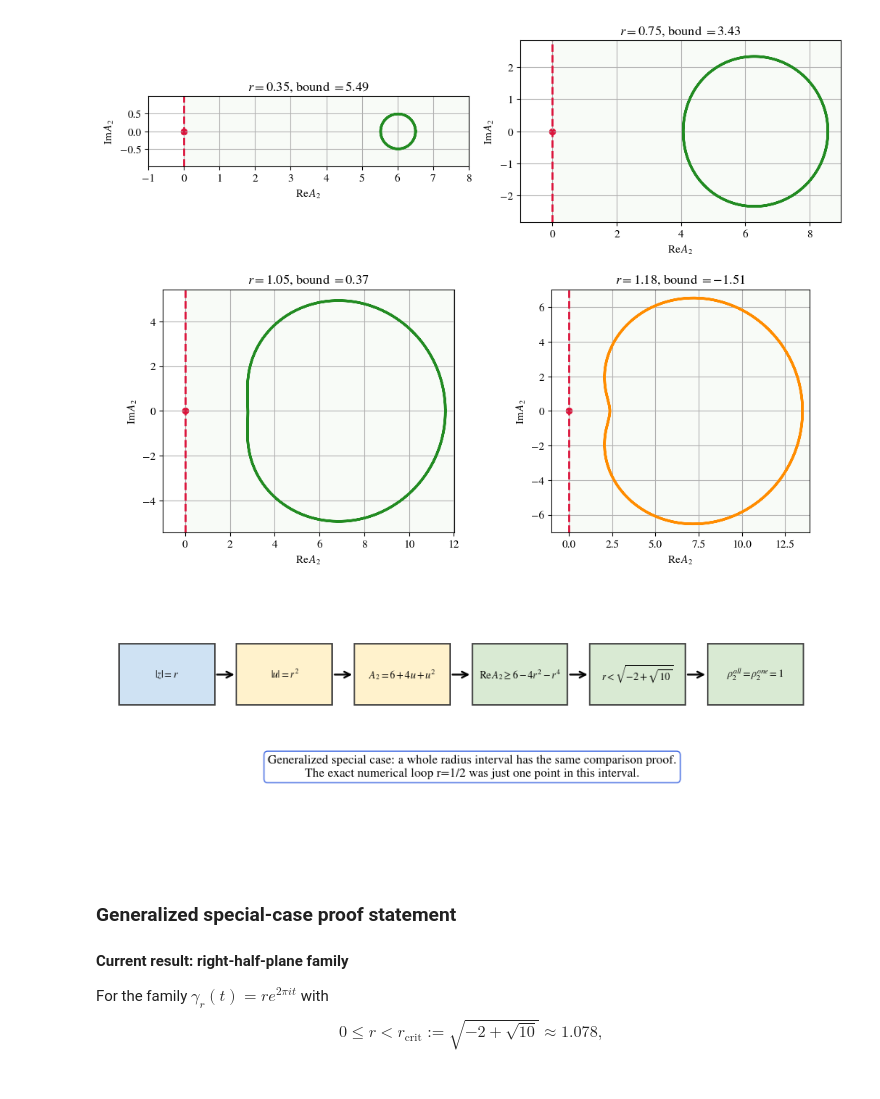
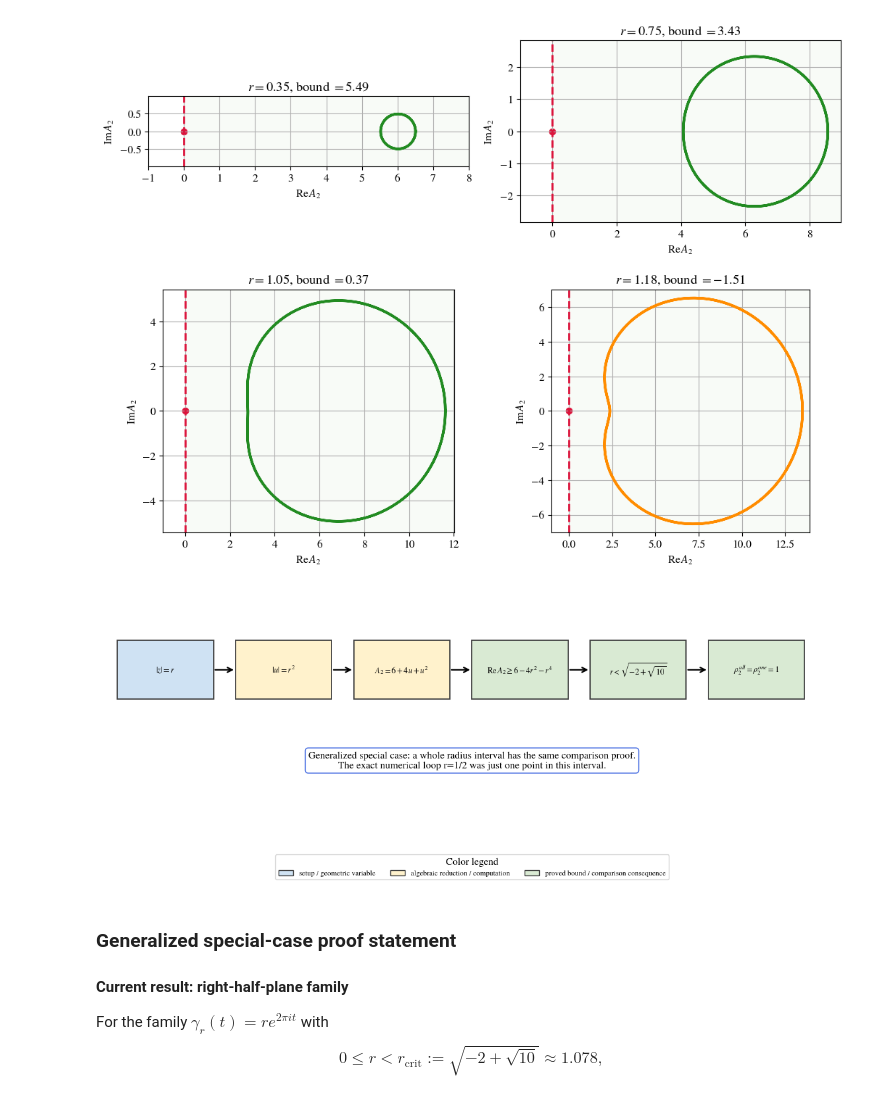
Before and after one commit to kirill-kondrashov/mlc, a Jupyter notebook: notebooks/plan08_chart_chain_monodromy_blocker.ipynb, the cells around one changed output. Cells and saved outputs as stored; diff of their text form; code cells hidden in the pictures.

```diff
--- a/notebooks/plan08_chart_chain_monodromy_blocker.ipynb
+++ b/notebooks/plan08_chart_chain_monodromy_blocker.ipynb
@@ -1375,8 +1375,7 @@ root degree at K=2 = 4
 computed product of overlap multipliers = 1+0j
 max |zeta_i - 1| = 0.000e+00
 # %%
-
-fig, ax = plt.subplots(figsize=(11.5, 4.0))
+fig, ax = plt.subplots(figsize=(11.5, 4.6))
 ax.axis('off')
 
 proof_steps = [
@@ -1395,5 +1394,13 @@ for x0, x1 in zip(xs[:-1], xs[1:]):
 ax.text(0.50, 0.29,
         'This is a fully explicit special-case proof of the comparison:\nright-half-plane containment makes the all-level local logs restrictions of one global log.',
         ha='center', bbox=dict(boxstyle='round', fc='white', ec='royalblue'))
+
+handles = [
+    Rectangle((0, 0), 1, 1, fc='#cfe2f3', ec='0.25', label='geometric input / domain hypothesis'),
+    Rectangle((0, 0), 1, 1, fc='#d9ead3', ec='0.25', label='proved consequence / propagated comparison step'),
+]
+fig.legend(handles=handles, loc='lower center', bbox_to_anchor=(0.5, 0.02),
+           ncol=2, frameon=True, fontsize=8, title='Color legend')
+plt.tight_layout(rect=[0, 0.12, 1, 1])
 plt.show()
 # %% [output]
@@ -1507,30 +1514,38 @@ plt.show()
 # %% [output]
 [figure]
 # %%
-
-fig, ax = plt.subplots(figsize=(11.5, 4.0))
+fig, ax = plt.subplots(figsize=(11.5, 4.6))
 ax.axis('off')
 
 steps = [
     (r'$|z|=r$', '#cfe2f3'),
     (r'$|u|=r^2$', '#fff2cc'),
     (r'$A_2=6+4u+u^2$', '#fff2cc'),
     (r'$\mathrm{Re}\,A_2\geq 6-4r^2-r^4$', '#d9ead3'),
     (r'$r<\sqrt{-2+\sqrt{10}}$', '#d9ead3'),
     (r'$\rho_2^{all}=\rho_2^{one}=1$', '#d9ead3'),
 ]
 xs = np.linspace(0.02, 0.82, len(steps))
 for (label, color), x in zip(steps, xs):
     ax.add_patch(Rectangle((x, 0.58), 0.13, 0.24, fc=color, ec='0.25', lw=1.3))
     ax.text(x+0.065, 0.70, label, ha='center', va='center', fontsize=9)
 for x0, x1 in zip(xs[:-1], xs[1:]):
     ax.add_patch(FancyArrowPatch((x0+0.13, 0.70), (x1, 0.70), arrowstyle='->', mutation_scale=13, lw=1.6))
 ax.text(0.50, 0.30,
         'Generalized special case: a whole radius interval has the same comparison proof.\nThe exact numerical loop r=1/2 was just one point in this interval.',
         ha='center', bbox=dict(boxstyle='round', fc='white', ec='royalblue'))
+
+handles = [
+    Rectangle((0, 0), 1, 1, fc='#cfe2f3', ec='0.25', label='setup / geometric variable'),
+    Rectangle((0, 0), 1, 1, fc='#fff2cc', ec='0.25', label='algebraic reduction / computation'),
+    Rectangle((0, 0), 1, 1, fc='#d9ead3', ec='0.25', label='proved bound / comparison consequence'),
+]
+fig.legend(handles=handles, loc='lower center', bbox_to_anchor=(0.5, 0.02),
+           ncol=3, frameon=True, fontsize=8, title='Color legend')
+plt.tight_layout(rect=[0, 0.12, 1, 1])
 plt.show()
 # %% [output]
-[figure, old version]
+[figure, new version]
 # %% [markdown]
 ### Generalized special-case proof statement
 
```
Also changed, not shown: parts of 11 cells of this notebook.
